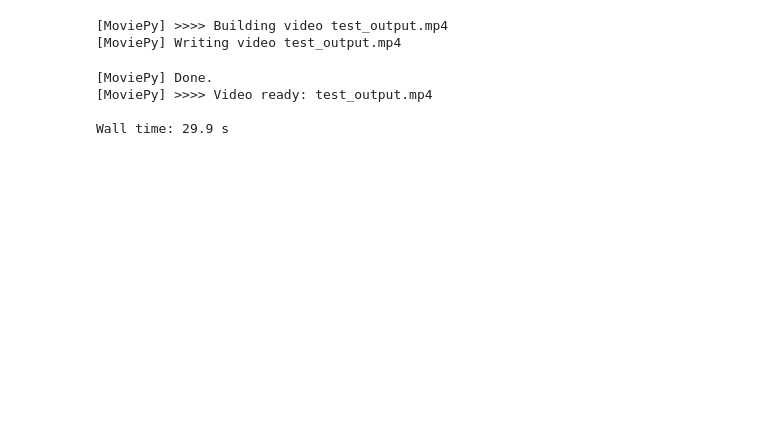
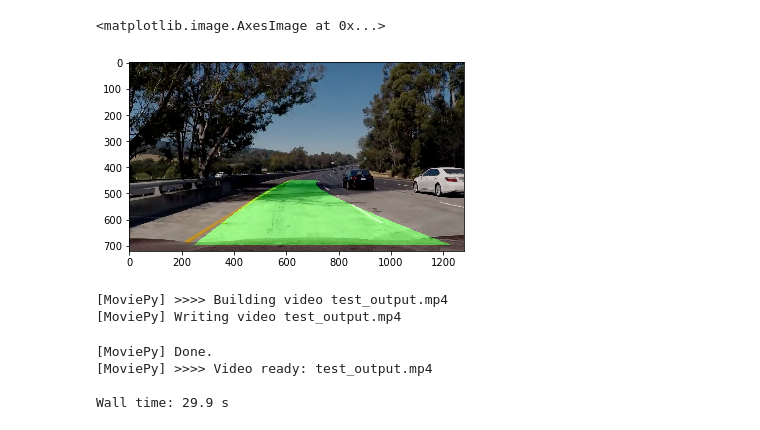
Before and after one commit to hogyadenes/CarND-Advanced-Lane-Lines, a Jupyter notebook: Project4.ipynb, the cells around one changed output. Saved outputs shown, nothing was run; the diff lists cells and outputs as text; code cells hidden in the pictures; blank space fills up the shorter version.

```diff
--- a/Project4.ipynb
+++ b/Project4.ipynb
@@ -207,3 +405,16 @@ def detect_lane_lines(input_clip, output_clip):
+# %%
+(radius, position, lane) = detector.find_lane(warped)
+#plt.imshow(detector.unwarp_image(lane))
+
+area = np.zeros_like(test_img)
+area[:,:,1] = detector.unwarp_image(lane)*255
+
+result = detector.weighted_img(area, test_img, α=0.8, β=0.4, λ=0.)
+
+plt.imshow(result)
+# %% [output]
+<matplotlib.image.AxesImage at 0x...>
+[figure, added]
 # %%
 #input = "test_videos/solidWhiteRight.mp4"
 #input = "test_videos/solidYellowLeft.mp4"
```
Also changed, not shown: parts of 9 cells of this notebook.
